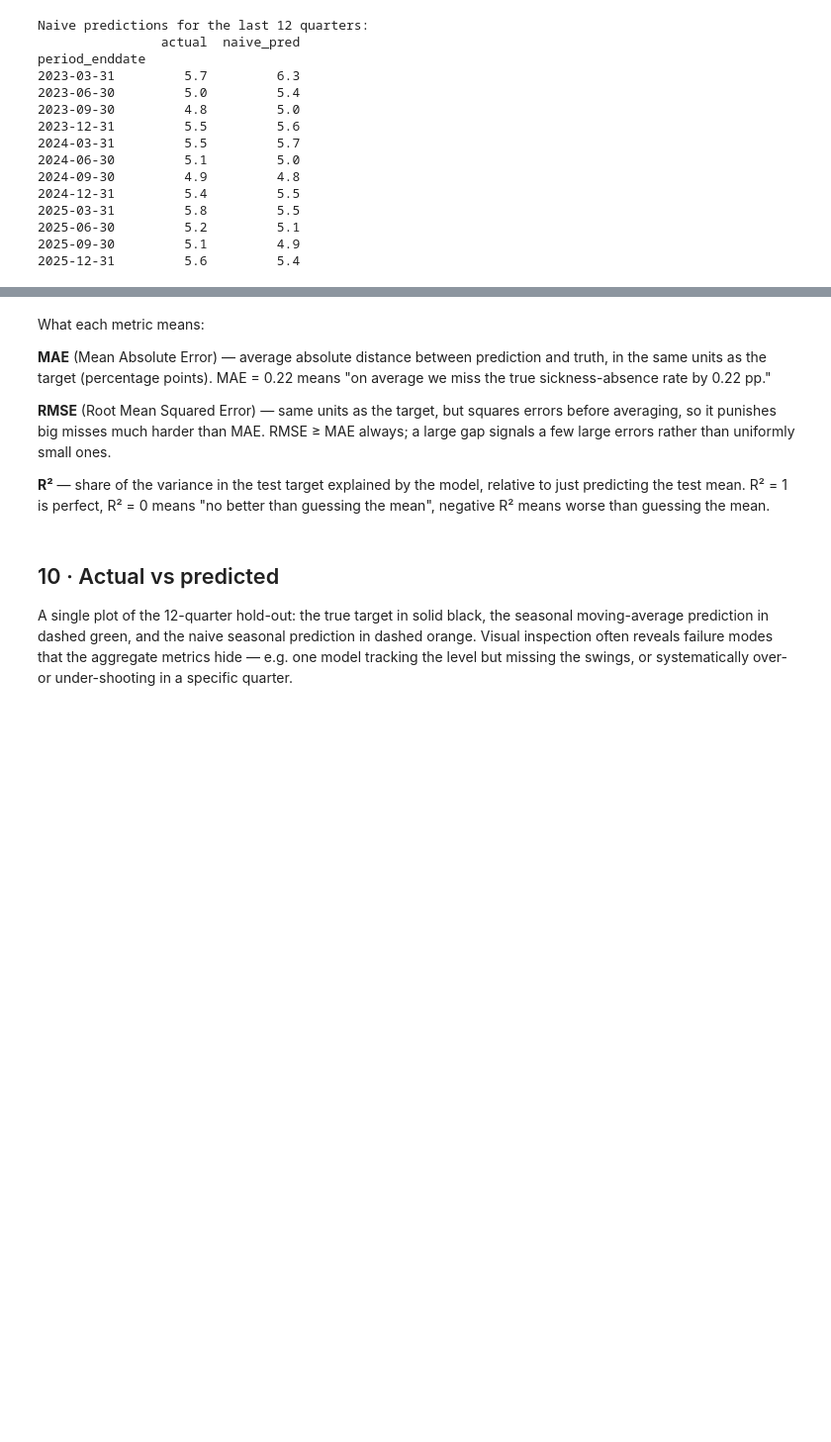
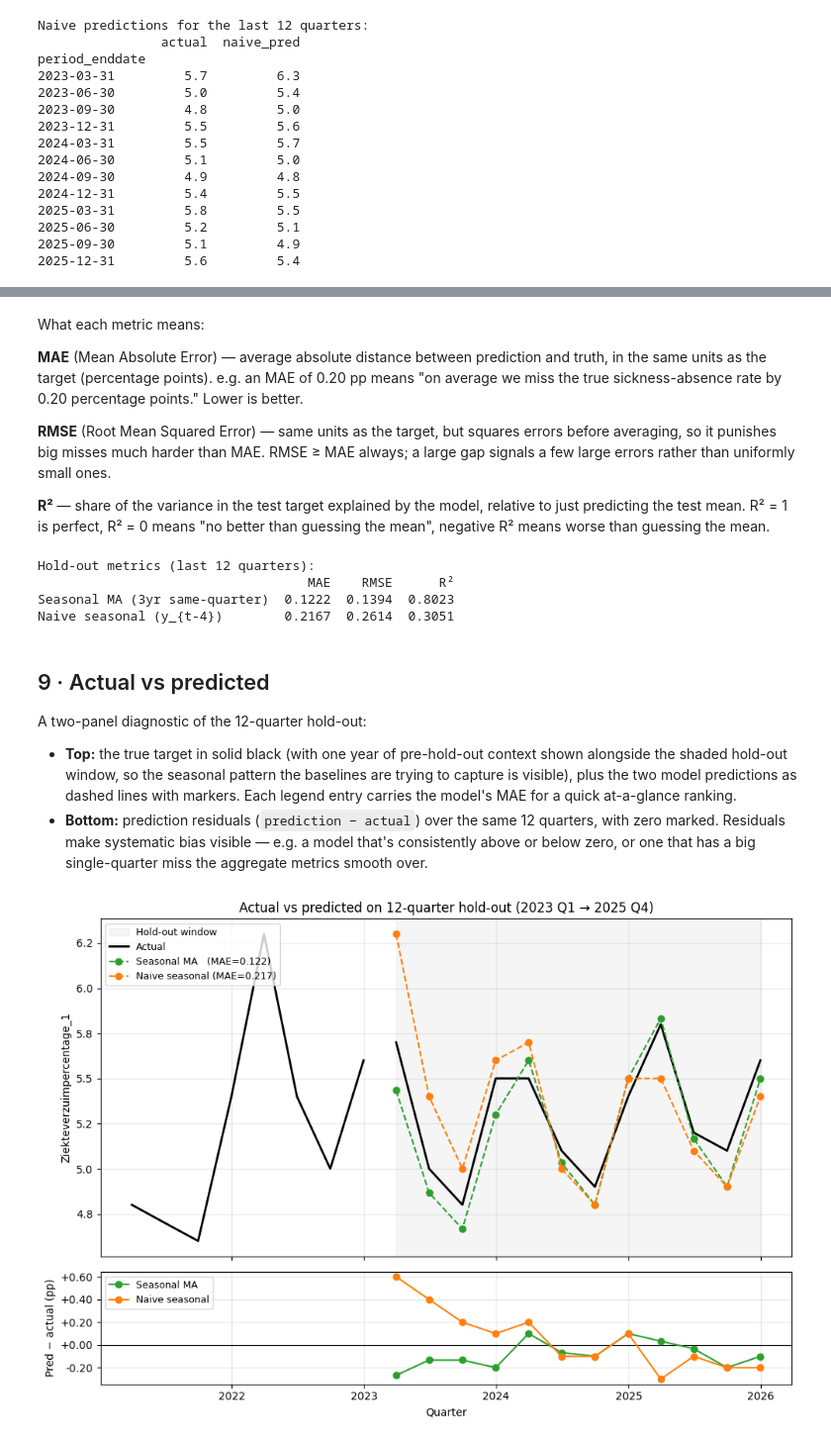
Before and after one commit to ysuurme/eaisi-uwv, a Jupyter notebook: notebooks/ml_experimentation/06a_nb_ML_baseline_vs_naive_DESN.ipynb, the cells around one changed output, grey strips where cells are left out. Shown at 99% size. Cells and saved outputs as stored; diff of their text form; code cells hidden in the pictures; blank space fills up the shorter version.

```diff
--- a/notebooks/ml_experimentation/06a_nb_ML_baseline_vs_naive_DESN.ipynb
+++ b/notebooks/ml_experimentation/06a_nb_ML_baseline_vs_naive_DESN.ipynb
@@ -150,13 +96,13 @@ Holds out the **last 12 quarters (3 years)** as the test set and uses everything
 # %%
-# Chronological hold-out: last 12 quarters = 3 years = 4 non-overlapping 3Q forecasts.
+# Hold-out window: last 12 quarters (3 years) are scored.
+# Both seasonal baselines read y_full continuously via .shift(); there is no
+# separate "training" slice — the earlier quarters are just past observations
+# the models look back into when forming predictions for y_test.
 TEST_SIZE = 12
 
-train = df.iloc[:-TEST_SIZE]
-test  = df.iloc[-TEST_SIZE:]
+y_full = df[ML_TARGET_COLUMN]
+y_test = y_full.iloc[-TEST_SIZE:]
 
-X_train, X_test = train[feature_cols], test[feature_cols]
-y_train, y_test = train[ML_TARGET_COLUMN], test[ML_TARGET_COLUMN]
-
-print(f"Train: {X_train.shape[0]} rows × {X_train.shape[1]} features  ({train.index.min().date()} → {train.index.max().date()})")
-print(f"Test : {X_test.shape[0]} rows × {X_test.shape[1]} features  ({test.index.min().date()} → {test.index.max().date()})")
+print(f"Full series: {len(y_full)} quarters  ({y_full.index.min().date()} → {y_full.index.max().date()})")
+print(f"Hold-out   : {len(y_test)} quarters  ({y_test.index.min().date()} → {y_test.index.max().date()})")
 # %% [output]
@@ -232,7 +177,7 @@ Computes MAE, RMSE and R² for both models on the 12-quarter hold-out and prints
 # %% [markdown]
 What each metric means:
 
-**MAE** (Mean Absolute Error) — average absolute distance between prediction and truth, in the same units as the target (percentage points). MAE = 0.22 means "on average we miss the true sickness-absence rate by 0.22 pp."
+**MAE** (Mean Absolute Error) — average absolute distance between prediction and truth, in the same units as the target (percentage points). e.g. an MAE of 0.20 pp means "on average we miss the true sickness-absence rate by 0.20 percentage points." Lower is better.
 
 **RMSE** (Root Mean Squared Error) — same units as the target, but squares errors before averaging, so it punishes big misses much harder than MAE. RMSE ≥ MAE always; a large gap signals a few large errors rather than uniformly small ones.
 
@@ -258,22 +203,58 @@ metrics = pd.DataFrame(
 
 print("Hold-out metrics (last 12 quarters):")
 print(metrics.to_string())
+# %% [output]
+Hold-out metrics (last 12 quarters):
+                                   MAE    RMSE      R²
+Seasonal MA (3yr same-quarter)  0.1222  0.1394  0.8023
+Naive seasonal (y_{t-4})        0.2167  0.2614  0.3051
 # %% [markdown]
-## 10 · Actual vs predicted
+## 9 · Actual vs predicted
 
-A single plot of the 12-quarter hold-out: the true target in solid black, the seasonal moving-average prediction in dashed green, and the naive seasonal prediction in dashed orange. Visual inspection often reveals failure modes that the aggregate metrics hide — e.g. one model tracking the level but missing the swings, or systematically over- or under-shooting in a specific quarter.
+A two-panel diagnostic of the 12-quarter hold-out:
+
+- **Top:** the true target in solid black (with one year of pre-hold-out context shown alongside the shaded hold-out window, so the seasonal pattern the baselines are trying to capture is visible), plus the two model predictions as dashed lines with markers. Each legend entry carries the model's MAE for a quick at-a-glance ranking.
+- **Bottom:** prediction residuals (`prediction − actual`) over the same 12 quarters, with zero marked. Residuals make systematic bias visible — e.g. a model that's consistently above or below zero, or one that has a big single-quarter miss the aggregate metrics smooth over.
 # %%
-fig, ax = plt.subplots(figsize=(10, 5))
+LOOKBACK = 8  # quarters of pre-hold-out context shown alongside the predictions
 
-ax.plot(test.index, y_test.values,       label="Actual",                          color="black",      linewidth=2)
-ax.plot(test.index, y_pred_sma.values,   label="Seasonal MA (3yr same-quarter)",  color="tab:green",  linestyle="--")
-ax.plot(test.index, y_pred_naive.values, label="Naive seasonal (y_{t-4})",        color="tab:orange", linestyle="--")
+hist = y_full.iloc[-(TEST_SIZE + LOOKBACK):-TEST_SIZE]
 
-ax.set_title("Actual vs predicted on 12-quarter hold-out")
-ax.set_xlabel("Quarter")
-ax.set_ylabel(ML_TARGET_COLUMN)
-ax.yaxis.set_major_formatter(mticker.FormatStrFormatter("%.2f"))
-ax.legend()
-ax.grid(True, alpha=0.3)
+mae_sma   = float(np.mean(np.abs(y_pred_sma.values   - y_test.values)))
+mae_naive = float(np.mean(np.abs(y_pred_naive.values - y_test.values)))
+
+q_start = f"{y_test.index.min().year} Q{((y_test.index.min().month - 1) // 3) + 1}"
+q_end   = f"{y_test.index.max().year} Q{((y_test.index.max().month - 1) // 3) + 1}"
+
+fig, (ax_top, ax_bot) = plt.subplots(
+    2, 1, figsize=(10, 7), sharex=True,
+    gridspec_kw={"height_ratios": [3, 1]},
+)
+
+# ── Top: actuals (with lookback) + predictions ──
+ax_top.axvspan(y_test.index.min(), y_test.index.max(), color="gray", alpha=0.08, label="Hold-out window")
+ax_top.plot(hist.index,   hist.values,   color="black",      linewidth=2)
+ax_top.plot(y_test.index, y_test.values, color="black",      linewidth=2, label="Actual")
+ax_top.plot(y_test.index, y_pred_sma.values,   color="tab:green",  linestyle="--", marker="o", label=f"Seasonal MA   (MAE={mae_sma:.3f})")
+ax_top.plot(y_test.index, y_pred_naive.values, color="tab:orange", linestyle="--", marker="o", label=f"Naive seasonal (MAE={mae_naive:.3f})")
+
+ax_top.set_title(f"Actual vs predicted on {len(y_test)}-quarter hold-out ({q_start} → {q_end})")
+ax_top.set_ylabel(ML_TARGET_COLUMN)
+ax_top.yaxis.set_major_formatter(mticker.FormatStrFormatter("%.1f"))
+ax_top.legend(loc="upper left", fontsize=9)
+ax_top.grid(True, alpha=0.3)
+
+# ── Bottom: residuals on the hold-out ──
+ax_bot.axhline(0, color="black", linewidth=0.8)
+ax_bot.plot(y_test.index, y_pred_sma.values   - y_test.values, color="tab:green",  marker="o", label="Seasonal MA")
+ax_bot.plot(y_test.index, y_pred_naive.values - y_test.values, color="tab:orange", marker="o", label="Naive seasonal")
+ax_bot.set_ylabel("Pred − actual (pp)")
+ax_bot.set_xlabel("Quarter")
+ax_bot.yaxis.set_major_formatter(mticker.FormatStrFormatter("%+.2f"))
+ax_bot.grid(True, alpha=0.3)
+ax_bot.legend(loc="upper left", fontsize=9)
+
 plt.tight_layout()
 plt.show()
+# %% [output]
+[figure, added]
```
Also changed, not shown: parts of 21 cells of this notebook.
